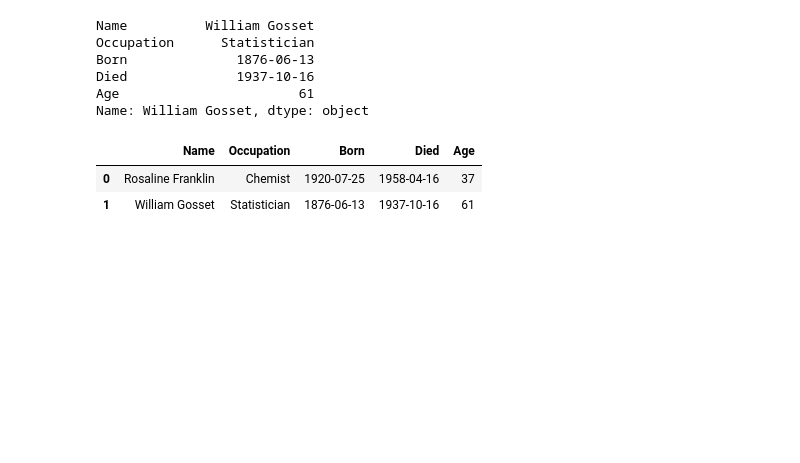
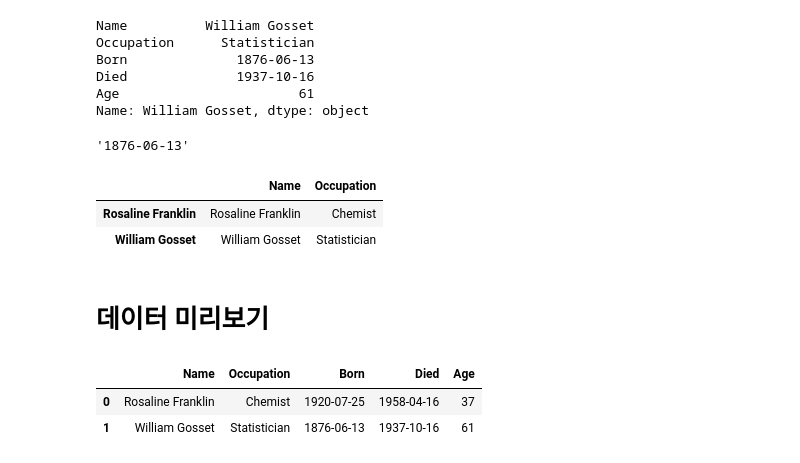
Before and after one commit to yleessam/hipython_rep, a Jupyter notebook: 13_판다스.ipynb, the cells around one changed output. Saved outputs shown, nothing was run; the diff lists cells and outputs as text; code cells hidden in the pictures; blank space fills up the shorter version.

```diff
--- a/13_판다스.ipynb
+++ b/13_판다스.ipynb
@@ -129,6 +135,18 @@ Born              1876-06-13
 Died              1937-10-16
 Age                       61
 Name: William Gosset, dtype: object
+# %%
+#[행,열] 인덱싱
+scientists.loc['William Gosset', 'Born']
+# %% [output]
+'1876-06-13'
+# %%
+#[시작행:끝행, 시작열:끝열]  #쉼표는 행과열 > 차원을 구분
+scientists.iloc[:, 0:2]
+# %% [output]
+|  | Name | Occupation |
+| Rosaline Franklin | Rosaline Franklin | Chemist |
+| William Gosset | William Gosset | Statistician |
 # %%
 sci1 = pd.DataFrame({
         "Name": ["Rosaline Franklin", "William Gosset"],
@@ -137,6 +155,8 @@ sci1 = pd.DataFrame({
         "Died": ["1958-04-16", "1937-10-16"],
         "Age": [37, 61],
 })
+# %% [markdown]
+# 데이터 미리보기
 # %%
 sci1
 # %% [output]
```
Also changed, not shown: parts of 12 cells of this notebook.
